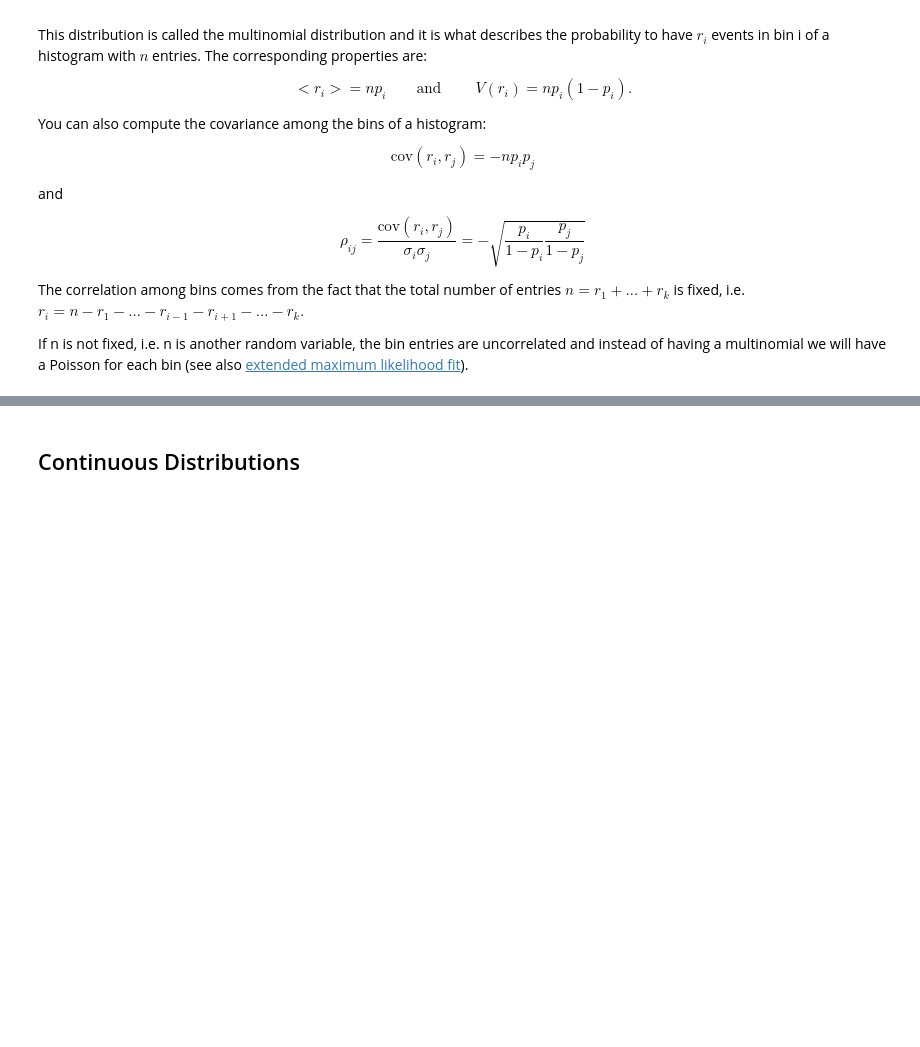
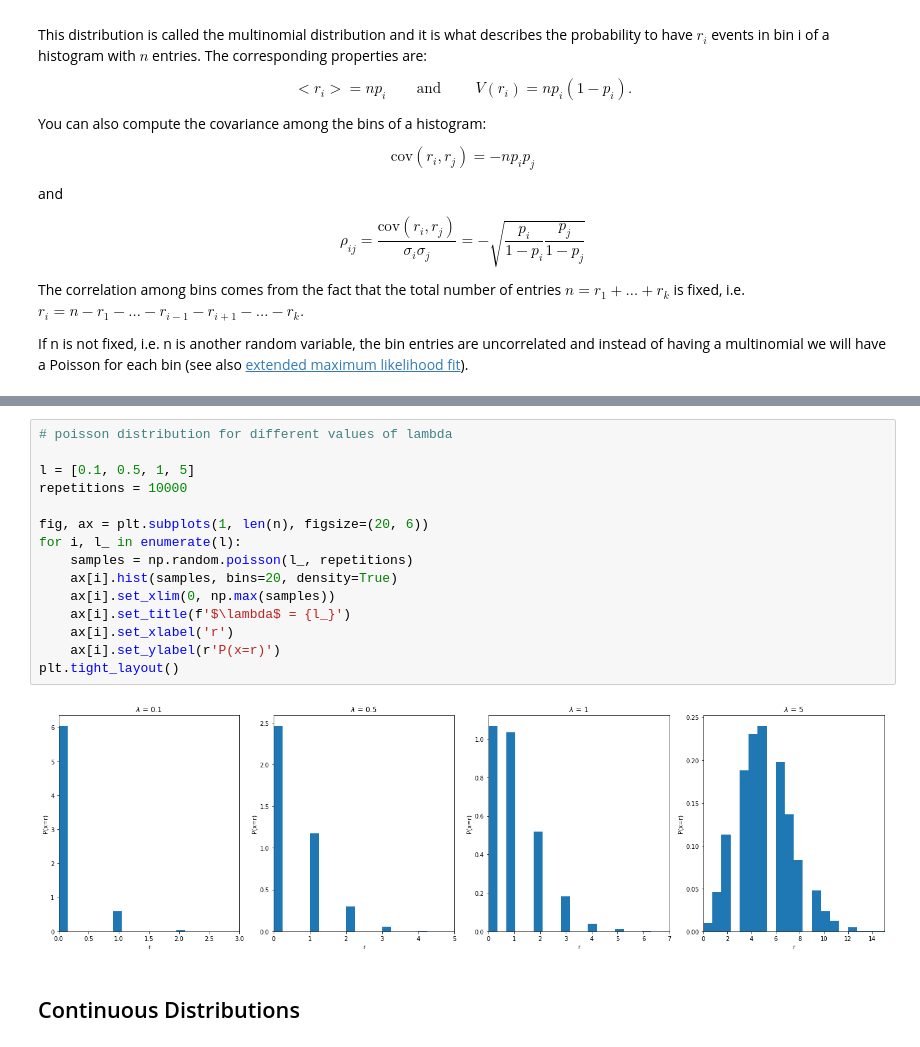
Before and after one commit to mdonega/hep-datanalysis-jb, a Jupyter notebook: probabilityDistributions.ipynb, the cells around one changed output, grey strips where cells are left out. Cells and saved outputs as stored; diff of their text form; blank space fills up the shorter version.

Commit message:
poissonian and uniform

```diff
--- a/probabilityDistributions.ipynb
+++ b/probabilityDistributions.ipynb
@@ -437,3 +428,20 @@ FIXME: The Poisson distribution for different values of $\lambda$.
+# %%
+# poisson distribution for different values of lambda
+
+l = [0.1, 0.5, 1, 5]
+repetitions = 10000
+
+fig, ax = plt.subplots(1, len(n), figsize=(20, 6))
+for i, l_ in enumerate(l):
+    samples = np.random.poisson(l_, repetitions)
+    ax[i].hist(samples, bins=20, density=True)
+    ax[i].set_xlim(0, np.max(samples))
+    ax[i].set_title(f'$\lambda$ = {l_}')
+    ax[i].set_xlabel('r')
+    ax[i].set_ylabel(r'P(x=r)')
+plt.tight_layout()
+# %% [output]
+[figure, added]
 # %% [markdown]
 Continuous Distributions
 ------------------------
```
Also changed, not shown: parts of 3 cells of this notebook.
